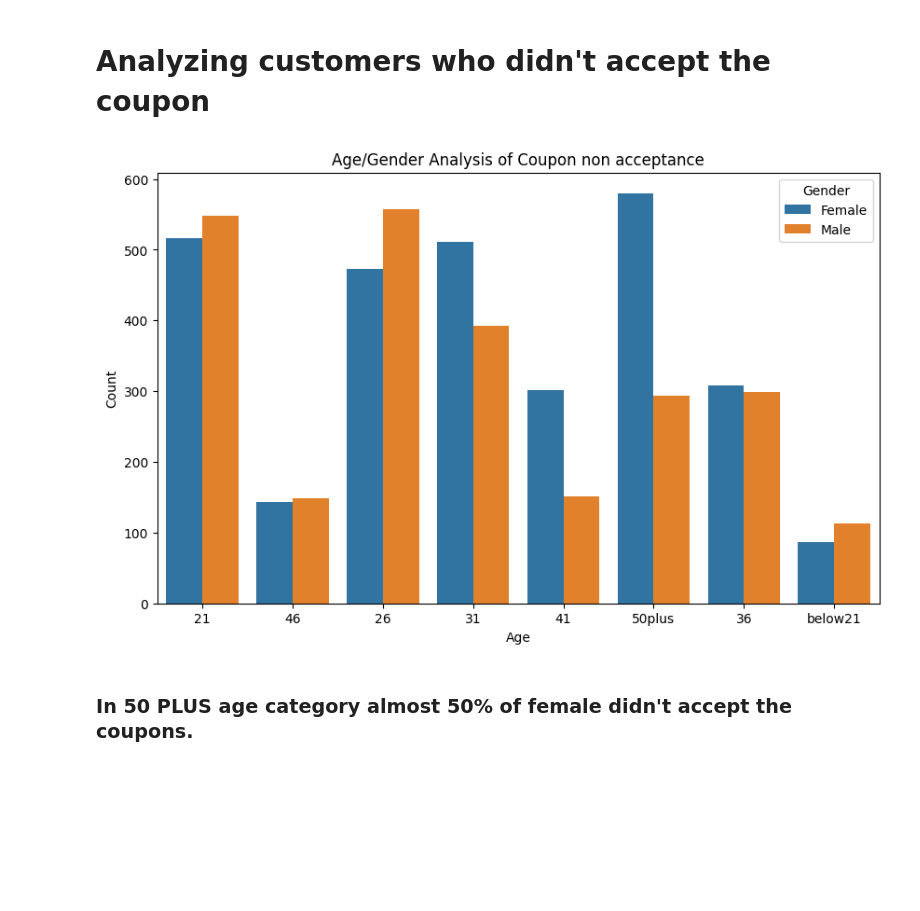
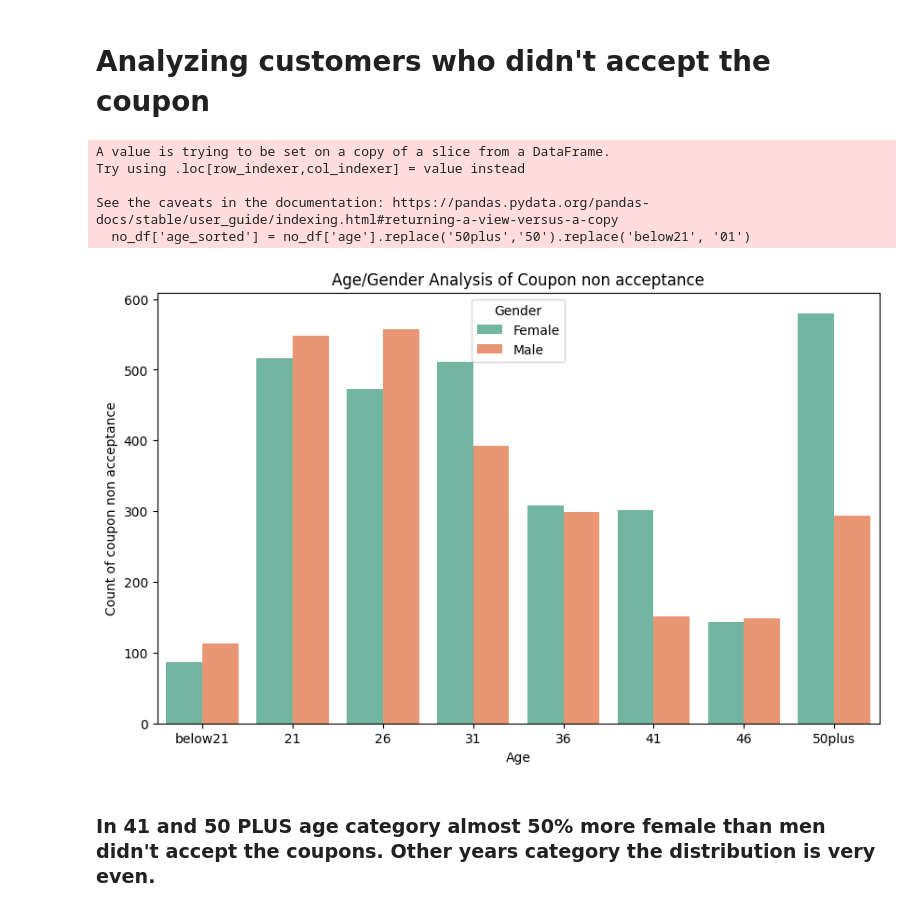
Before and after one commit to vbudhiraja/PCMLAI-Practical-Application-1, a Jupyter notebook: prompt.ipynb, the cells around one changed output. Cells and saved outputs as stored; diff of their text form; code cells hidden in the pictures; blank space fills up the shorter version.

```diff
--- a/prompt.ipynb
+++ b/prompt.ipynb
@@ -355,14 +352,23 @@ plt.show()
 no_df = df[df['Y'] == 0]
 # %%
 # Age Group and Gender Analysis of people not accepting coupons
+
+no_df['age_sorted'] = no_df['age'].replace('50plus','50').replace('below21', '01')
+
+
 plt.figure(figsize=(10, 6))
-sns.countplot(x='age', hue='gender', data=no_df)
+sns.countplot(x='age', hue='gender', data=no_df.sort_values(by='age_sorted'), palette="Set2")
 plt.title('Age/Gender Analysis of Coupon non acceptance')
 plt.xlabel('Age')
-plt.ylabel('Count')
+plt.ylabel('Count of coupon non acceptance')
 plt.legend(title='Gender')
 plt.show()
 # %% [output]
+A value is trying to be set on a copy of a slice from a DataFrame.
+Try using .loc[row_indexer,col_indexer] = value instead
+
+See the caveats in the documentation: https://pandas.pydata.org/pandas-docs/stable/user_guide/indexing.html#returning-a-view-versus-a-copy
+  no_df['age_sorted'] = no_df['age'].replace('50plus','50').replace('below21', '01')
-[figure, old version]
+[figure, new version]
 # %% [markdown]
-### In 50 PLUS age category almost 50% of female didn't accept the coupons.
+### In 41 and 50 PLUS age category almost 50% more female than men didn't accept the coupons. Other years category the distribution is very even.
```
Also changed, not shown: parts of 15 cells of this notebook, 2 other files.
